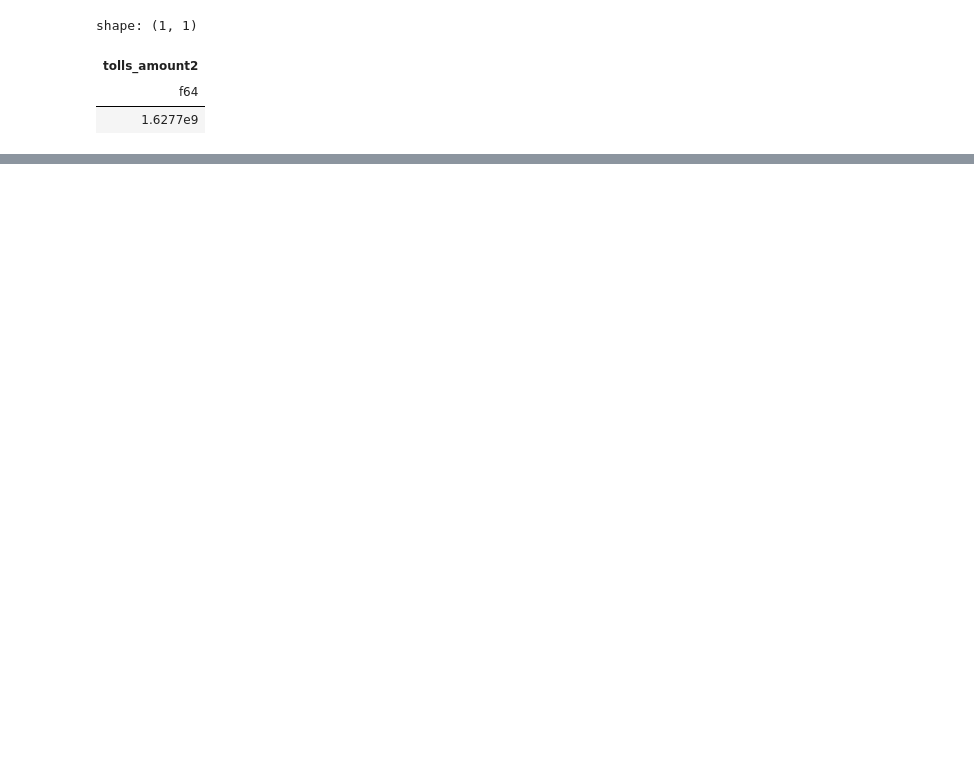
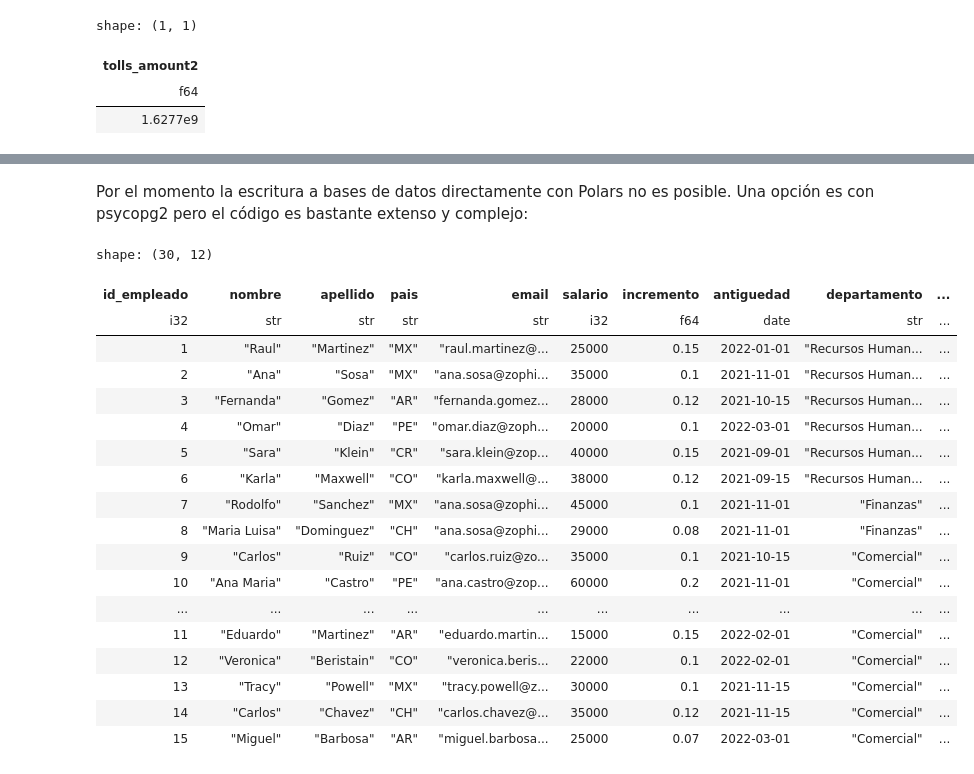
Before and after one commit to gmbmx/zophia-polars, a Jupyter notebook: notebooks/02_polars_io.ipynb, the cells around one changed output, grey strips where cells are left out. Drawn from its saved outputs; the diff is of its cells as text; code cells hidden in the pictures; blank space fills up the shorter version.

```diff
--- a/notebooks/02_polars_io.ipynb
+++ b/notebooks/02_polars_io.ipynb
@@ -106,0 +473,5 @@ shape: (1, 1)
+# %%
+pl_conn = "postgres://postgres:admin@localhost:5432"
+query = "SELECT * FROM empleados"
+empleados = pl.read_sql(query, pl_conn)
+empleados
@@ -106,0 +497,2 @@ shape: (1, 1)
+# %% [markdown]
+Por el momento la escritura a bases de datos directamente con Polars no es posible. Una opción es con psycopg2 pero el código es bastante extenso y complejo:
@@ -106,0 +524,23 @@ shape: (1, 1)
+# %%
+empleados_dup = pl.read_sql(query, pl_conn)
+empleados_dup
+# %% [output]
+shape: (30, 12)
+| id_empleado | nombre | apellido | pais | email | salario | incremento | antiguedad | departamento | ... |
+| i32 | str | str | str | str | i32 | f64 | date | str | ... |
+| 1 | "Raul" | "Martinez" | "MX" | "raul.martinez@... | 25000 | 0.15 | 2022-01-01 | "Recursos Human... | ... |
+| 2 | "Ana" | "Sosa" | "MX" | "ana.sosa@zophi... | 35000 | 0.1 | 2021-11-01 | "Recursos Human... | ... |
+| 3 | "Fernanda" | "Gomez" | "AR" | "fernanda.gomez... | 28000 | 0.12 | 2021-10-15 | "Recursos Human... | ... |
+| 4 | "Omar" | "Diaz" | "PE" | "omar.diaz@zoph... | 20000 | 0.1 | 2022-03-01 | "Recursos Human... | ... |
+| 5 | "Sara" | "Klein" | "CR" | "sara.klein@zop... | 40000 | 0.15 | 2021-09-01 | "Recursos Human... | ... |
+| 6 | "Karla" | "Maxwell" | "CO" | "karla.maxwell@... | 38000 | 0.12 | 2021-09-15 | "Recursos Human... | ... |
+| 7 | "Rodolfo" | "Sanchez" | "MX" | "ana.sosa@zophi... | 45000 | 0.1 | 2021-11-01 | "Finanzas" | ... |
+| 8 | "Maria Luisa" | "Dominguez" | "CH" | "ana.sosa@zophi... | 29000 | 0.08 | 2021-11-01 | "Finanzas" | ... |
+| 9 | "Carlos" | "Ruiz" | "CO" | "carlos.ruiz@zo... | 35000 | 0.1 | 2021-10-15 | "Comercial" | ... |
+| 10 | "Ana Maria" | "Castro" | "PE" | "ana.castro@zop... | 60000 | 0.2 | 2021-11-01 | "Comercial" | ... |
+| ... | ... | ... | ... | ... | ... | ... | ... | ... | ... |
+| 11 | "Eduardo" | "Martinez" | "AR" | "eduardo.martin... | 15000 | 0.15 | 2022-02-01 | "Comercial" | ... |
+| 12 | "Veronica" | "Beristain" | "CO" | "veronica.beris... | 22000 | 0.1 | 2022-02-01 | "Comercial" | ... |
+| 13 | "Tracy" | "Powell" | "MX" | "tracy.powell@z... | 30000 | 0.1 | 2021-11-15 | "Comercial" | ... |
+| 14 | "Carlos" | "Chavez" | "CH" | "carlos.chavez@... | 35000 | 0.12 | 2021-11-15 | "Comercial" | ... |
+| 15 | "Miguel" | "Barbosa" | "AR" | "miguel.barbosa... | 25000 | 0.07 | 2022-03-01 | "Comercial" | ... |
```
Also changed, not shown: parts of 76 cells of this notebook, 4 other files.
